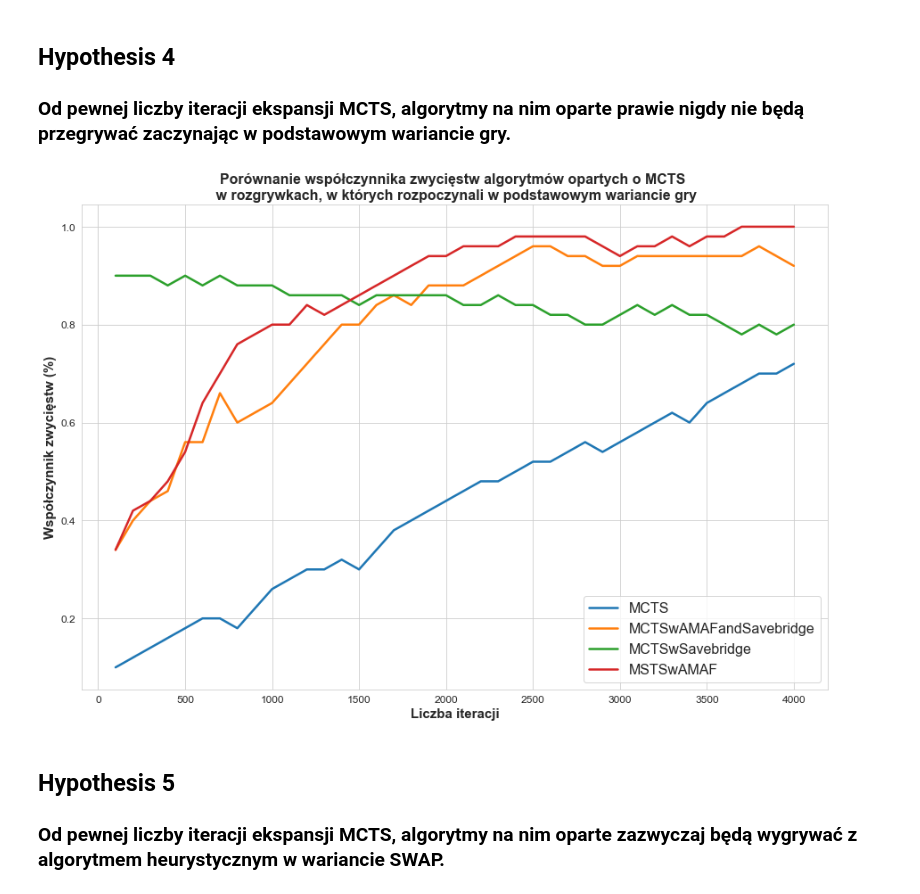
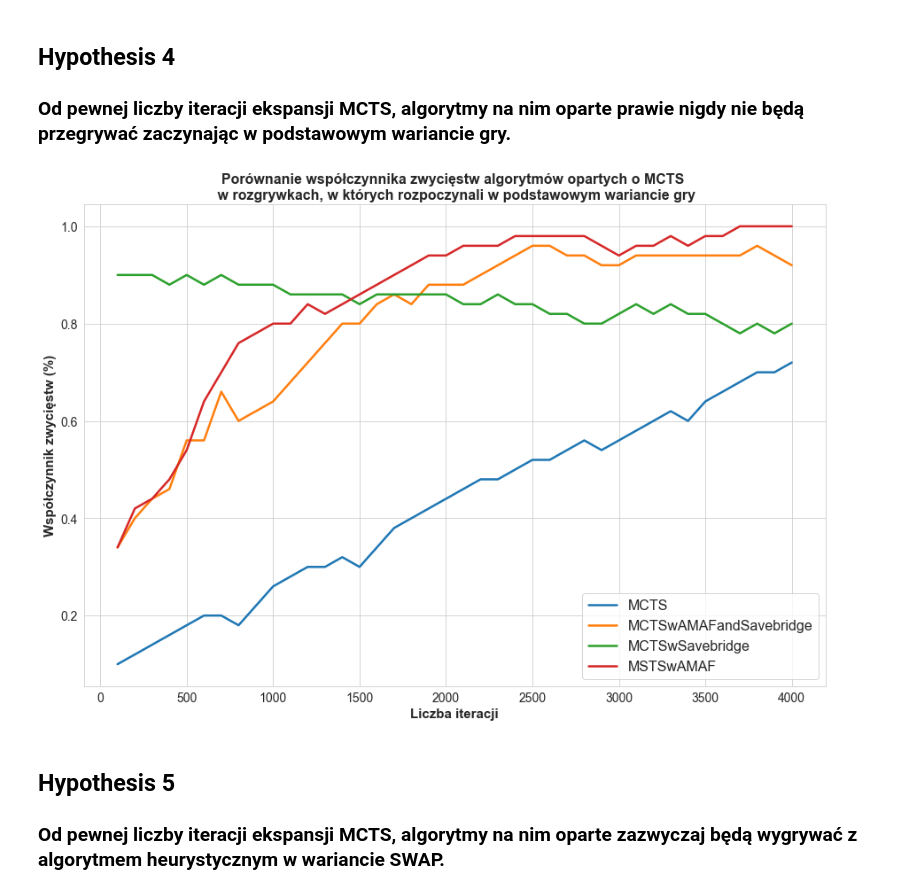
Before and after one commit to H4kan/minihex, a Jupyter notebook: analysis/jupyter/hex-results-analysis.ipynb, the cells around one changed output. Drawn from its saved outputs; the diff is of its cells as text; code cells hidden in the pictures.

Commit message:
New plots and data

```diff
--- a/analysis/jupyter/hex-results-analysis.ipynb
+++ b/analysis/jupyter/hex-results-analysis.ipynb
@@ -106,15 +103,13 @@ create_bar_chart(algorithms, win_ratios)
 ## Hypothesis 4
 ### Od pewnej liczby iteracji ekspansji MCTS, algorytmy na nim oparte prawie nigdy nie będą przegrywać zaczynając w podstawowym wariancie gry.
 # %%
-def load_data(file_path):
+def load_data_hypo4(file_path):
     df = pd.read_csv(file_path, delim_whitespace=True)
     return df
 
-def create_plot(df):
+def create_plot_hypo4(df):
     plt.figure(figsize=(15, 10))
     grouped = df.groupby('Algorithm')
-
-    # dla każdej grupy (każdego algorytmu) utwórz wykres
     for name, group in grouped:
         plt.plot(group['Iterations'], group['WinRatio'], label=name, linewidth=2.5)
 
@@ -123,17 +118,16 @@ def create_plot(df):
     plt.ylabel('Współczynnik zwycięstw (%)', fontsize=15, fontweight='bold')
     plt.legend(fontsize=16)
 
-    plt.xticks(fontsize=12)
-    plt.yticks(fontsize=12)
+    plt.xticks(fontsize=14)
+    plt.yticks(fontsize=14)
 
     plt.savefig(f"..\\images\\hypo4\\winration-by-iteration-noswap-hex5.png", dpi=300)
     plt.show()
-
-# Użycie
-data = load_data("..\\testresults\\hypo4\\winratio-mcts-start-noswap-iterations-results-hex5.txt")
-create_plot(data)
-# %% [output]
-[figure, removed]
+# %%
+data = load_data_hypo4("..\\testresults\\hypo4\\winratio-mcts-start-noswap-iterations-results-hex5.txt")
+create_plot_hypo4(data)
+# %% [output]
+[figure, added]
 # %% [markdown]
 ## Hypothesis 5
 ### Od pewnej liczby iteracji ekspansji MCTS, algorytmy na nim oparte zazwyczaj będą wygrywać z algorytmem heurystycznym w wariancie SWAP.
```
Also changed, not shown: parts of 6 cells of this notebook, 6 other files.
